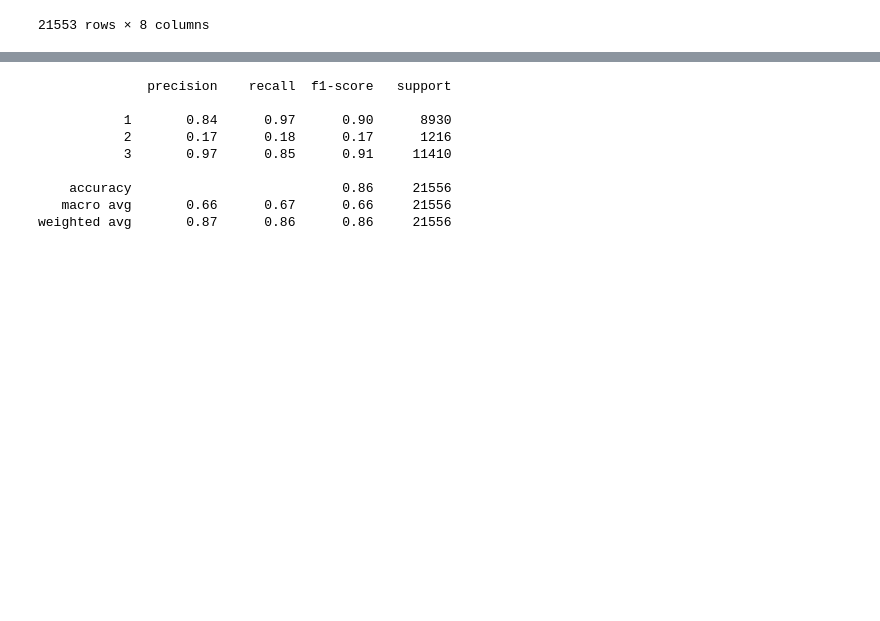
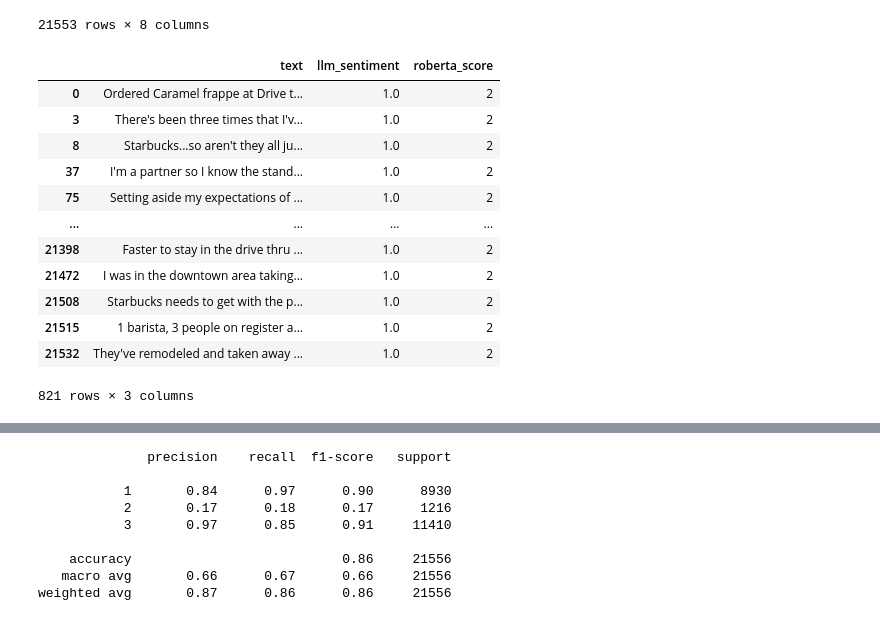
Before and after one commit to gunjii99/Project_Sentiment, a Jupyter notebook: LLM/LLM_accuracy.ipynb, the cells around one changed output, grey strips where cells are left out. Cells and saved outputs as stored; diff of their text form; code cells hidden in the pictures; blank space fills up the shorter version.

```diff
--- a/LLM/LLM_accuracy.ipynb
+++ b/LLM/LLM_accuracy.ipynb
@@ -82,3 +76,23 @@ LLM_predicts_merge_roberta
 | 21551 | GxuxCctcz3Hyk0wnuly7vQ | This is now one of two Starbucks ... | Tucson | 2017-01-21 00:19:27 | 3 | 4811 E Grant | 3.0 | 3 |
 | 21552 | IkjBNJvMZhea1c3j2H2Ahw | Besides it being super busy often... | St. Louis | 2022-01-10 12:51:07 | 2 | 2350 South Grand Ave | 2.0 | 3 |
 21553 rows × 8 columns
+# %%
+df = LLM_predicts_merge_roberta[(LLM_predicts_merge_roberta["llm_sentiment"] == 1.0) & (LLM_predicts_merge_roberta["roberta_score"] == 2)]
+df = df[["text", "llm_sentiment", "roberta_score"]]
+df
+
+#df.to_json('example_neutral_llm.json', orient='records', lines=True)
+# %% [output]
+|  | text | llm_sentiment | roberta_score |
+| 0 | Ordered Caramel frappe at Drive t... | 1.0 | 2 |
+| 3 | There's been three times that I'v... | 1.0 | 2 |
+| 8 | Starbucks...so aren't they all ju... | 1.0 | 2 |
+| 37 | I'm a partner so I know the stand... | 1.0 | 2 |
+| 75 | Setting aside my expectations of ... | 1.0 | 2 |
+| ... | ... | ... | ... |
+| 21398 | Faster to stay in the drive thru ... | 1.0 | 2 |
+| 21472 | I was in the downtown area taking... | 1.0 | 2 |
+| 21508 | Starbucks needs to get with the p... | 1.0 | 2 |
+| 21515 | 1 barista, 3 people on register a... | 1.0 | 2 |
+| 21532 | They've remodeled and taken away ... | 1.0 | 2 |
+821 rows × 3 columns
```
Also changed, not shown: parts of 8 cells of this notebook, 3 other files.
